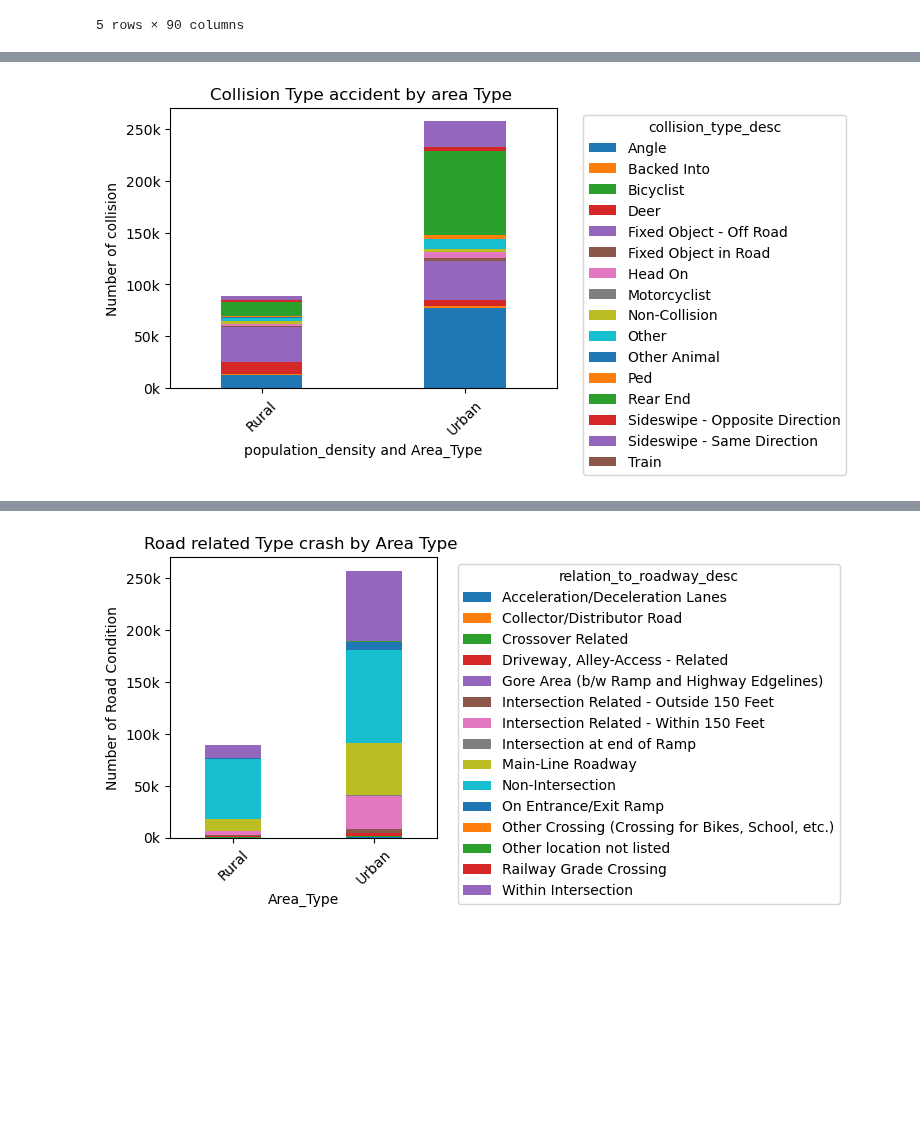
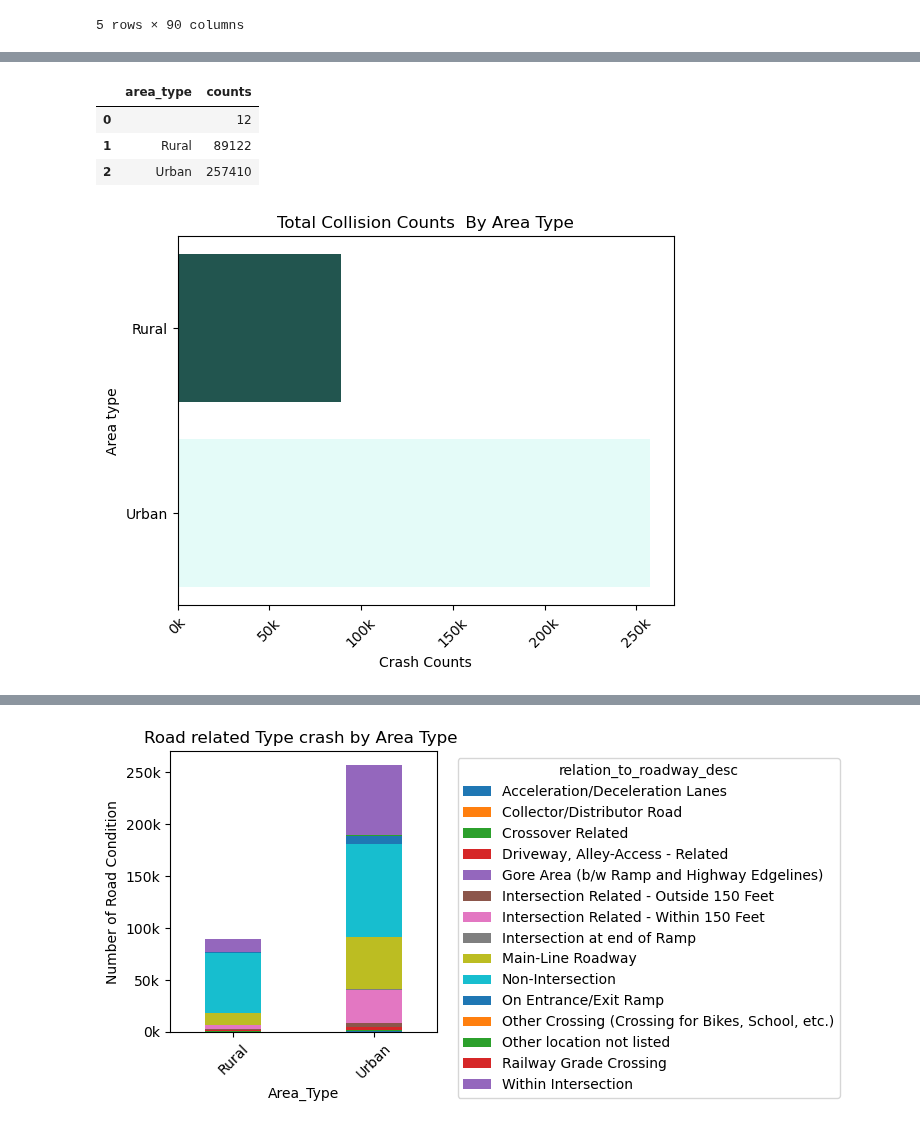
Before and after one commit to Eliab16/VDOT-crash-analysis, a Jupyter notebook: notebooks/VDOT-2.ipynb, the cells around one changed output, grey strips where cells are left out. Drawn from its saved outputs; the diff is of its cells as text; code cells hidden in the pictures; blank space fills up the shorter version.

```diff
--- a/notebooks/VDOT-2.ipynb
+++ b/notebooks/VDOT-2.ipynb
@@ -146,0 +44,6 @@ merged_data
+# %%
+crash_data2 = crash_data2.rename(columns={'relation_to_roadway_desc': 'senior'})
+# %%
+factors_crashdata= crash_data2[['locality', 'longitude', 'latitude','crash_severity','area_type','relation_to_roadway_desc',
+                                 'weather_condition_desc','collision_type_desc']]
+factors_crashdata.head()
@@ -151 +73,29 @@ area_type urban/rural classification
+# %%
+# 6-A
+collision_counts_by_area = factors_crashdata.groupby(['area_type']).size().reset_index(name='counts')
+# collision_counts_sorted = collision_counts_by_area.sort_values(by='counts', ascending=False)
+# top_10_factors_count = collision_counts_sorted.head(10)
+collision_counts_by_area
+# %% [output]
+|  | area_type | counts |
+| 0 |  | 12 |
+| 1 | Rural | 89122 |
+| 2 | Urban | 257410 |
+# %%
+collision_counts_by_area.drop(collision_counts_by_area[collision_counts_by_area['area_type']==""].index,inplace=True)
+colors3=['#15524b','#195e56','#2eb0a1','#75ebdd','#1efce3','#e0fffb']
+colors2=['#195e56','#e0fffb']
+# %%
+# 6-A
+
+sns.barplot(x='counts',y = 'area_type',data =collision_counts_by_area,palette=colors2)
+plt.title('Total Collision Counts  By Area Type')
+plt.xlabel('Crash Counts')
+plt.ylabel('Area type')
+plt.gca().xaxis.set_major_formatter(ticker.FuncFormatter(lambda x,pos:'{0:g}k'.format(x/1000)))
+plt.xticks(rotation =45)
+plt.savefig('Collision.jpg', format='jpg')
+plt.show()
+# %% [output]
+[figure, added]
 # %%
@@ -155,15 +116,0 @@ vehicle_data2 = crash_data2.groupby(['area_type','collision_type_desc']).size().
-# %%
-vehicle_data2.plot(kind='bar',stacked=True,figsize=(8,4),width=0.4)
-plt.title('Collision Type accident by area Type ')
-plt.xlabel('population_density and Area_Type')
-plt.ylabel('Number of collision')
-plt.xticks(rotation=45)
-plt.legend(title='collision_type_desc',
-bbox_to_anchor=(1.05,1),
-loc= 'upper left')
-plt.tight_layout()
-plt.gca().yaxis.set_major_formatter(ticker.FuncFormatter(lambda x,pos:'{0:g}k'.format(x/1000)))
-plt.savefig('Collision.jpg', format='jpg')
-plt.show()
-# %% [output]
-[figure, removed]
```
Also changed, not shown: parts of 32 cells of this notebook.
